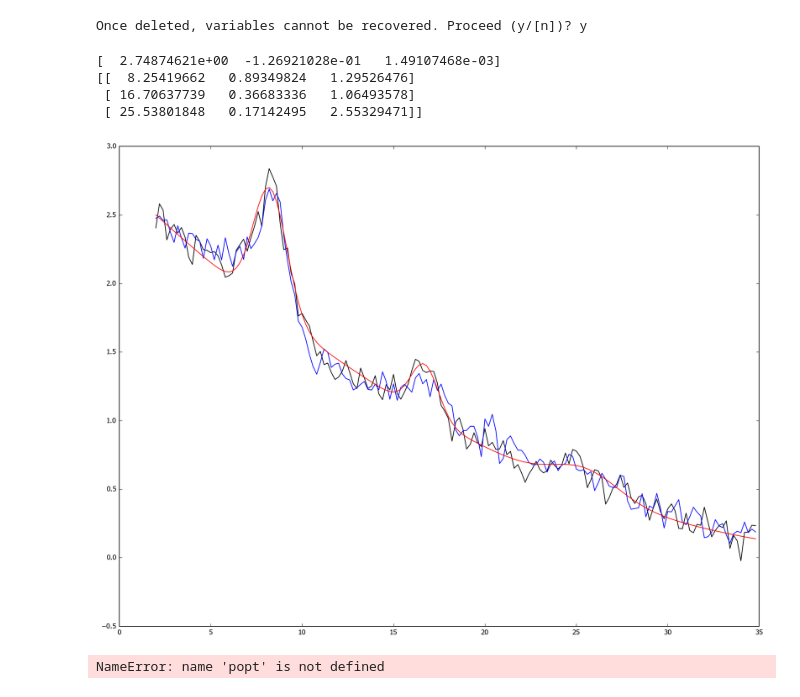
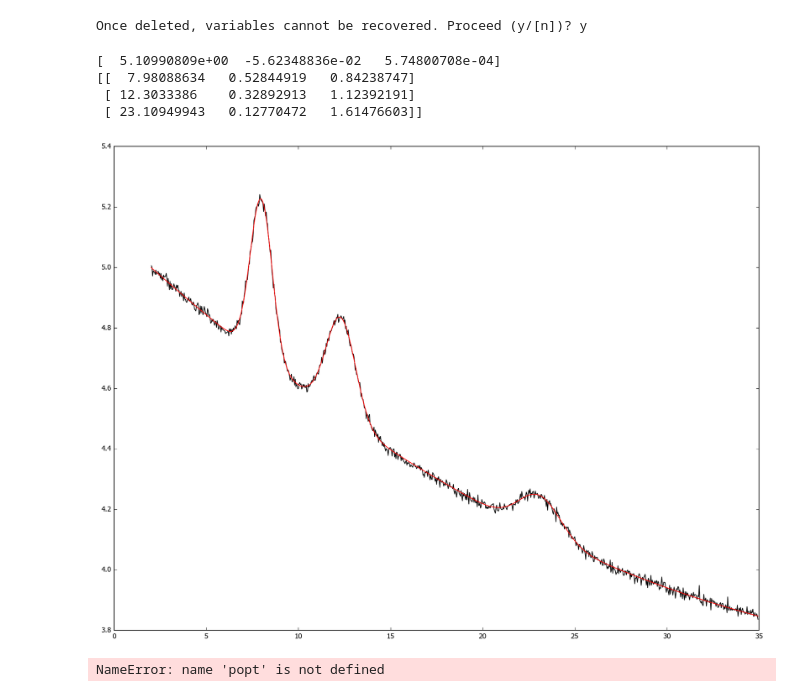
Before and after one commit to fooof-tools/fooof, a Jupyter notebook: Simulate Spectra.ipynb, the cells around one changed output. Saved outputs shown, nothing was run; the diff lists cells and outputs as text; code cells hidden in the pictures.

```diff
--- a/Simulate Spectra.ipynb
+++ b/Simulate Spectra.ipynb
@@ -101,12 +101,12 @@ def fit_gaussian(flattened_psd, frequency_vector, window_around_max):
     # set everything that's not the biggest oscillation to zero
     p_flat_zeros = flattened_psd - 0
     p_flat_zeros[0:(max_index-window_around_max)] = 0
-    p_flat_zeros[(max_index+window_around_max):,] = 0
+    p_flat_zeros[(max_index+window_around_max):] = 0
 
     # the first guess for the gaussian fit is the biggest oscillation
     guess = [guess_freq, np.max(p_flat_zeros), 2]
     guess = np.array(guess)
-    popt, _ = curve_fit(gaussian_function, frequency_vector, p_flat_zeros, p0=guess)
+    popt, _ = curve_fit(gaussian_function, frequency_vector, p_flat_zeros, p0=guess, maxfev=5000)
     gaussian_fit = gaussian_function(frequency_vector, *popt)
     gaussian_fit = np.array(gaussian_fit)
 
@@ -218,19 +197,21 @@ def fooof(frequency_vector, input_psd, frequency_range, proportion_test, number_
 # %%
-number_of_gaussians = 8
+# %%timeit
 
-frequency_vector, psd_fit, background_fit, gaussian_fit, psd_train, psd_test, background_params, oscillation_params, fit_r2 = \
-    fooof(xf, psd_array, cut_freqs, proportion_test, number_of_gaussians)
+cut_freqs = [2, 35]
+number_of_gaussians = 6
+
+frequency_vector, trimmed_psd, psd_fit, background_fit, gaussian_fit, background_params, oscillation_params = \
+    fooof(xf, psd_array, cut_freqs, number_of_gaussians)
 
 print(background_params)
 print(oscillation_params)
 
-plt.plot(frequency_vector, psd_train, 'k')
-plt.plot(frequency_vector, psd_test, 'b')
+plt.plot(frequency_vector, trimmed_psd, 'k')
 plt.plot(frequency_vector, psd_fit, 'r')
 plt.show()
 # %% [output]
-[  2.74874621e+00  -1.26921028e-01   1.49107468e-03]
-[[  8.25419662   0.89349824   1.29526476]
- [ 16.70637739   0.36683336   1.06493578]
- [ 25.53801848   0.17142495   2.55329471]]
+[  5.10990809e+00  -5.62348836e-02   5.74800708e-04]
+[[  7.98088634   0.52844919   0.84238747]
+ [ 12.3033386    0.32892913   1.12392191]
+ [ 23.10949943   0.12770472   1.61476603]]
-[figure, old version]
+[figure, new version]
```
Also changed, not shown: parts of 3 cells of this notebook.
